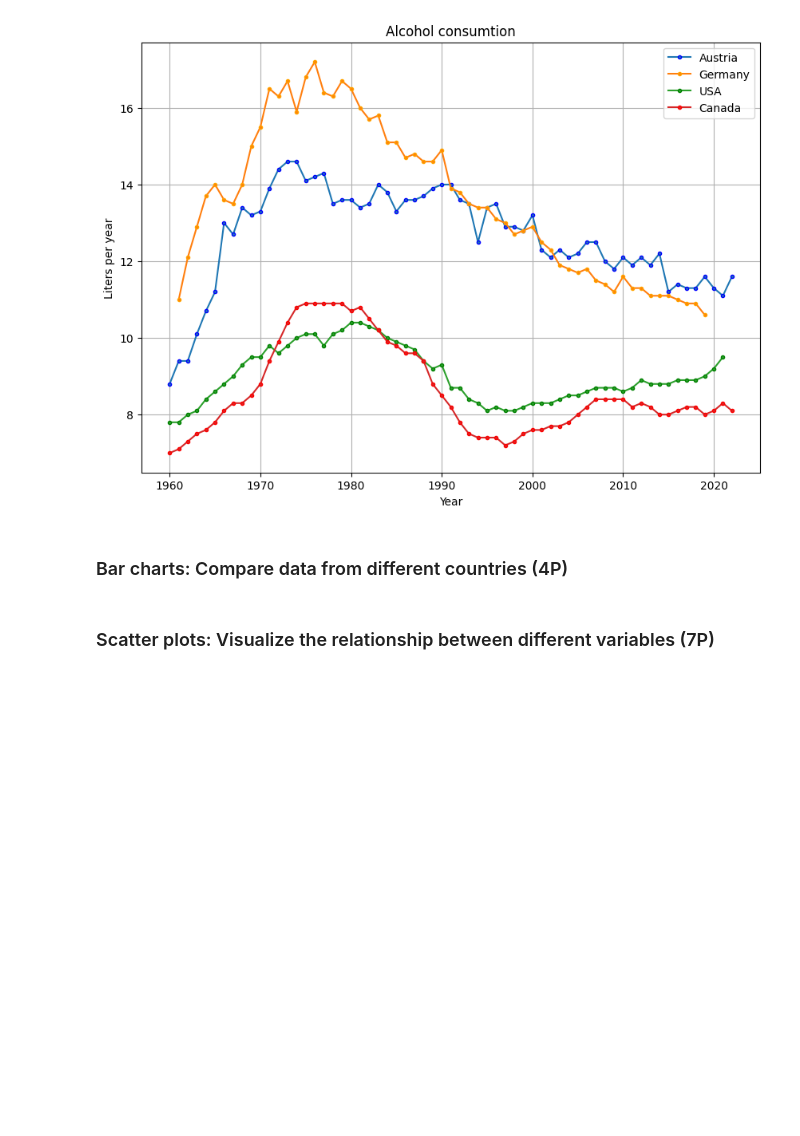
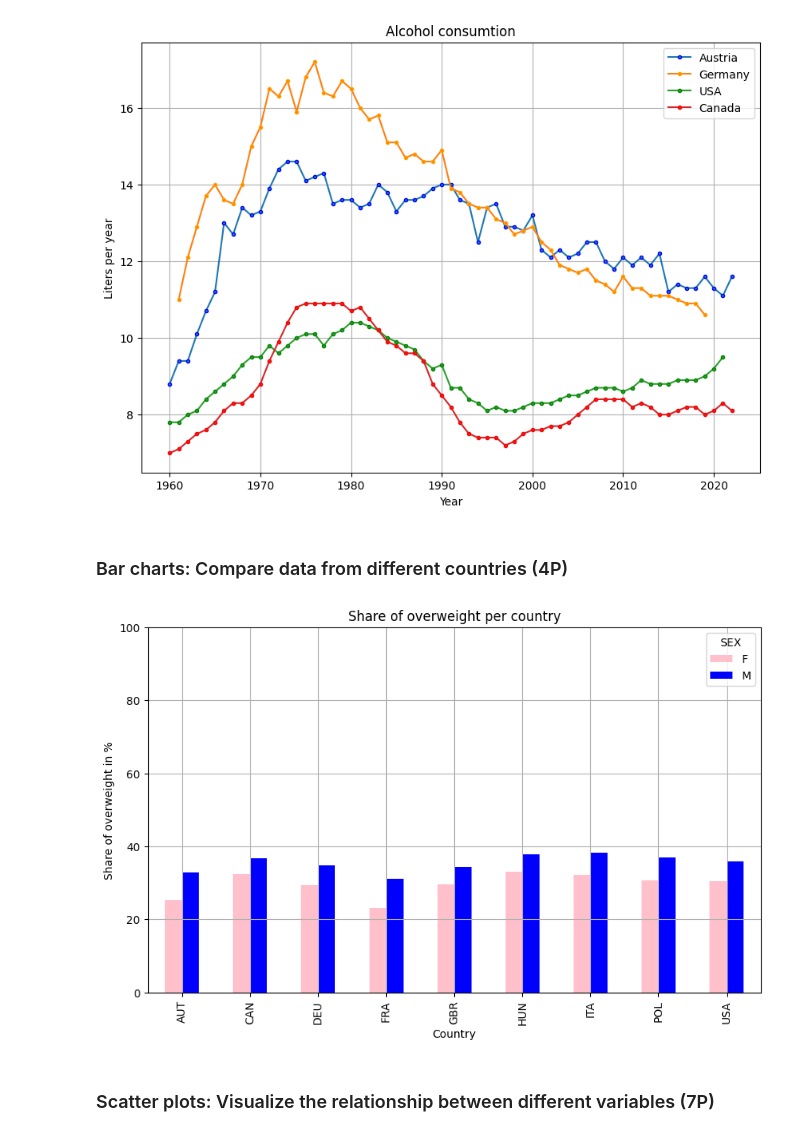
Before and after one commit to lukasumfahrer/Assignment2, a Jupyter notebook: assignment2.ipynb, the cells around one changed output. Saved outputs shown, nothing was run; the diff lists cells and outputs as text; code cells hidden in the pictures; blank space fills up the shorter version.

```diff
--- a/assignment2.ipynb
+++ b/assignment2.ipynb
@@ -108,5 +108,39 @@ plot_alcohol_consumption(data,
 [figure]
 # %% [markdown]
 ### Bar charts: Compare data from different countries (4P)
+# %%
+def plot_overweight(dataset: str,
+                    plot_title: str,
+                    x_label: str,
+                    y_label: str) -> None:
+
+
+    # using only data from following countries
+    countries = ["AUT", "DEU", "ITA", "USA", "CAN", "POL", "HUN", "FRA", "GBR"]
+    data_country = dataset[dataset["REF_AREA"].isin(countries)]
+
+    # filtering sex (in dataset= M, F, _T)
+    data_country_sex = data_country[data_country["SEX"].isin(["M", "F"])]
+
+    # calculating mean gouped by countries and sex
+    data_mean = data_country_sex.groupby(["REF_AREA", "SEX"])["OBS_VALUE"].mean().unstack()
+
+    # plot
+    ax = data_mean.plot(kind="bar", figsize=(10, 6), color=["pink", "blue"])
+
+
+    plt.ylim(0, 100)
+    plt.title(plot_title)
+    plt.grid(True)
+    plt.legend(title="SEX")
+    ax.set_xlabel(x_label)
+    ax.set_ylabel(y_label)
+# %%
+plot_overweight(data,
+                "Share of overweight per country",
+                "Country",
+                "Share of overweight in %",)
+# %% [output]
+[figure, added]
 # %% [markdown]
 ### Scatter plots: Visualize the relationship between different variables (7P)
```
